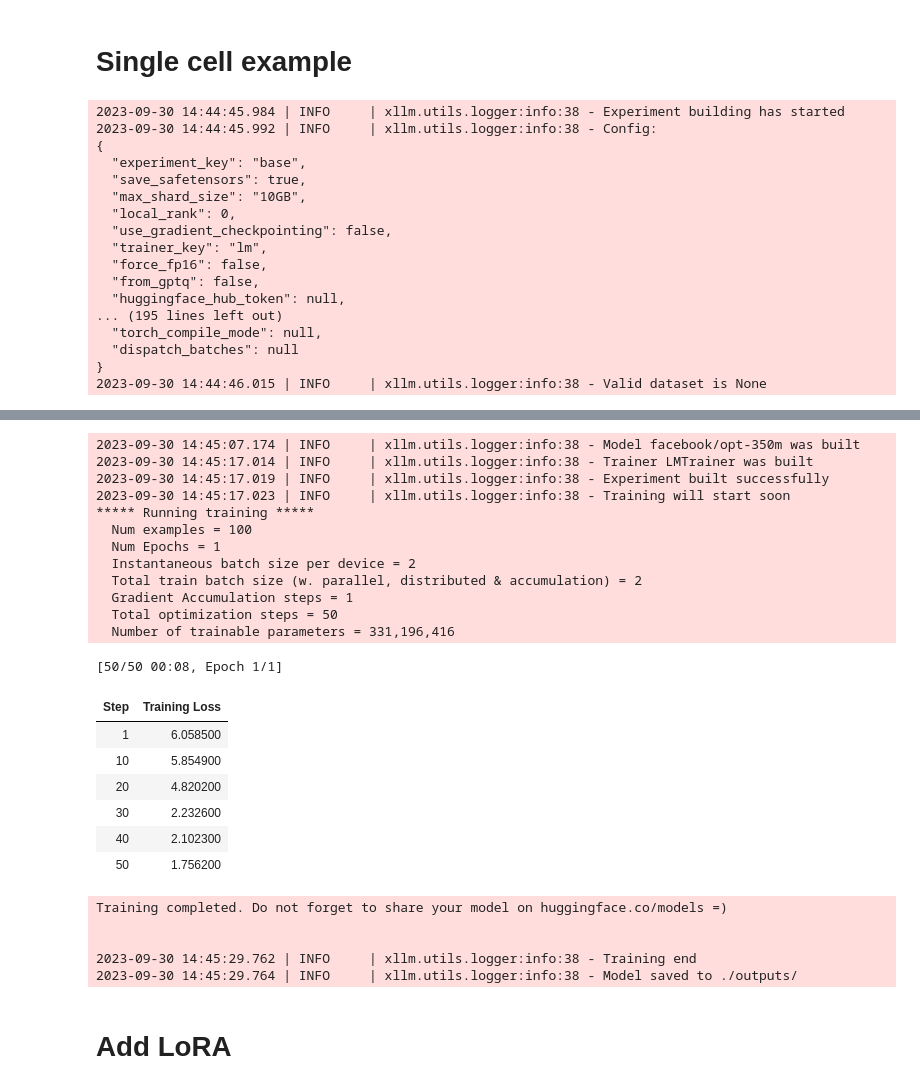
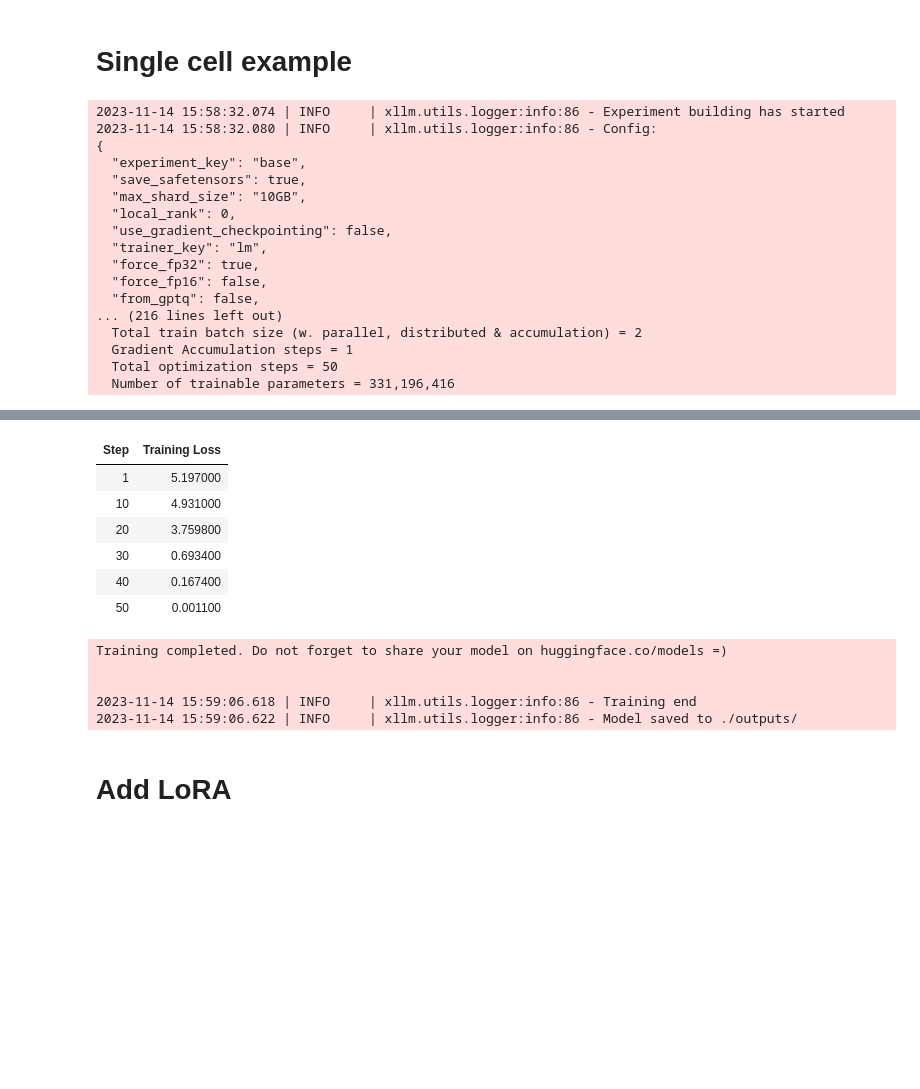
Before and after one commit to BobaZooba/xllm, a Jupyter notebook: examples/notebooks/🦖_X—LLM_Prototyping.ipynb, the cells around one changed output, grey strips where cells are left out. Saved outputs shown, nothing was run; the diff lists cells and outputs as text; code cells hidden in the pictures; blank space fills up the shorter version.

```diff
--- a/examples/notebooks/🦖_X—LLM_Prototyping.ipynb
+++ b/examples/notebooks/🦖_X—LLM_Prototyping.ipynb
@@ -61,7 +62,10 @@ from xllm.datasets import GeneralDataset
 from xllm.experiments import Experiment
 
 # 1. Init Config which controls the internal logic of xllm
-config = Config(model_name_or_path="facebook/opt-350m")
+config = Config(
+    model_name_or_path="facebook/opt-350m",
+    force_fp32=True, # only for colab
+)
 
 # 2. Prepare the data
 train_data = ["Hello!"] * 100
@@ -84,8 +88,8 @@ experiment.run()
 # 8. [Optional] Push fused model (or just LoRA weight) to the HuggingFace Hub
 # experiment.push_to_hub(repo_id="YOUR_NAME/MODEL_NAME")
 # %% [output]
-2023-09-30 14:44:45.984 | INFO     | xllm.utils.logger:info:38 - Experiment building has started
-2023-09-30 14:44:45.992 | INFO     | xllm.utils.logger:info:38 - Config:
+2023-11-14 15:58:32.074 | INFO     | xllm.utils.logger:info:86 - Experiment building has started
+2023-11-14 15:58:32.080 | INFO     | xllm.utils.logger:info:86 - Config:
 {
   "experiment_key": "base",
   "save_safetensors": true,
@@ -93,11 +97,11 @@ experiment.run()
   "local_rank": 0,
   "use_gradient_checkpointing": false,
   "trainer_key": "lm",
+  "force_fp32": true,
   "force_fp16": false,
   "from_gptq": false,
-  "huggingface_hub_token": null,
-... (195 lines left out)
-  "torch_compile_mode": null,
-  "dispatch_batches": null
-}
-2023-09-30 14:44:46.015 | INFO     | xllm.utils.logger:info:38 - Valid dataset is None
+... (216 lines left out)
+  Total train batch size (w. parallel, distributed & accumulation) = 2
+  Gradient Accumulation steps = 1
+  Total optimization steps = 50
+  Number of trainable parameters = 331,196,416
@@ -107,28 +109,15 @@ experiment.run()
+| Step | Training Loss |
+| 1 | 5.197000 |
+| 10 | 4.931000 |
+| 20 | 3.759800 |
+| 30 | 0.693400 |
+| 40 | 0.167400 |
+| 50 | 0.001100 |
-2023-09-30 14:45:07.174 | INFO     | xllm.utils.logger:info:38 - Model facebook/opt-350m was built
-2023-09-30 14:45:17.014 | INFO     | xllm.utils.logger:info:38 - Trainer LMTrainer was built
-2023-09-30 14:45:17.019 | INFO     | xllm.utils.logger:info:38 - Experiment built successfully
-2023-09-30 14:45:17.023 | INFO     | xllm.utils.logger:info:38 - Training will start soon
-***** Running training *****
-  Num examples = 100
-  Num Epochs = 1
-  Instantaneous batch size per device = 2
-  Total train batch size (w. parallel, distributed & accumulation) = 2
-  Gradient Accumulation steps = 1
-  Total optimization steps = 50
-  Number of trainable parameters = 331,196,416
+Training completed. Do not forget to share your model on huggingface.co/models =)
+
+
+2023-11-14 15:59:06.618 | INFO     | xllm.utils.logger:info:86 - Training end
+2023-11-14 15:59:06.622 | INFO     | xllm.utils.logger:info:86 - Model saved to ./outputs/
-[50/50 00:08, Epoch 1/1]
-| Step | Training Loss |
-| 1 | 6.058500 |
-| 10 | 5.854900 |
-| 20 | 4.820200 |
-| 30 | 2.232600 |
-| 40 | 2.102300 |
-| 50 | 1.756200 |
-Training completed. Do not forget to share your model on huggingface.co/models =)
-
-
-2023-09-30 14:45:29.762 | INFO     | xllm.utils.logger:info:38 - Training end
-2023-09-30 14:45:29.764 | INFO     | xllm.utils.logger:info:38 - Model saved to ./outputs/
 # %% [markdown]
 # Add LoRA
 # %% [markdown]
```
Also changed, not shown: parts of 13 cells of this notebook, 39 other files.
